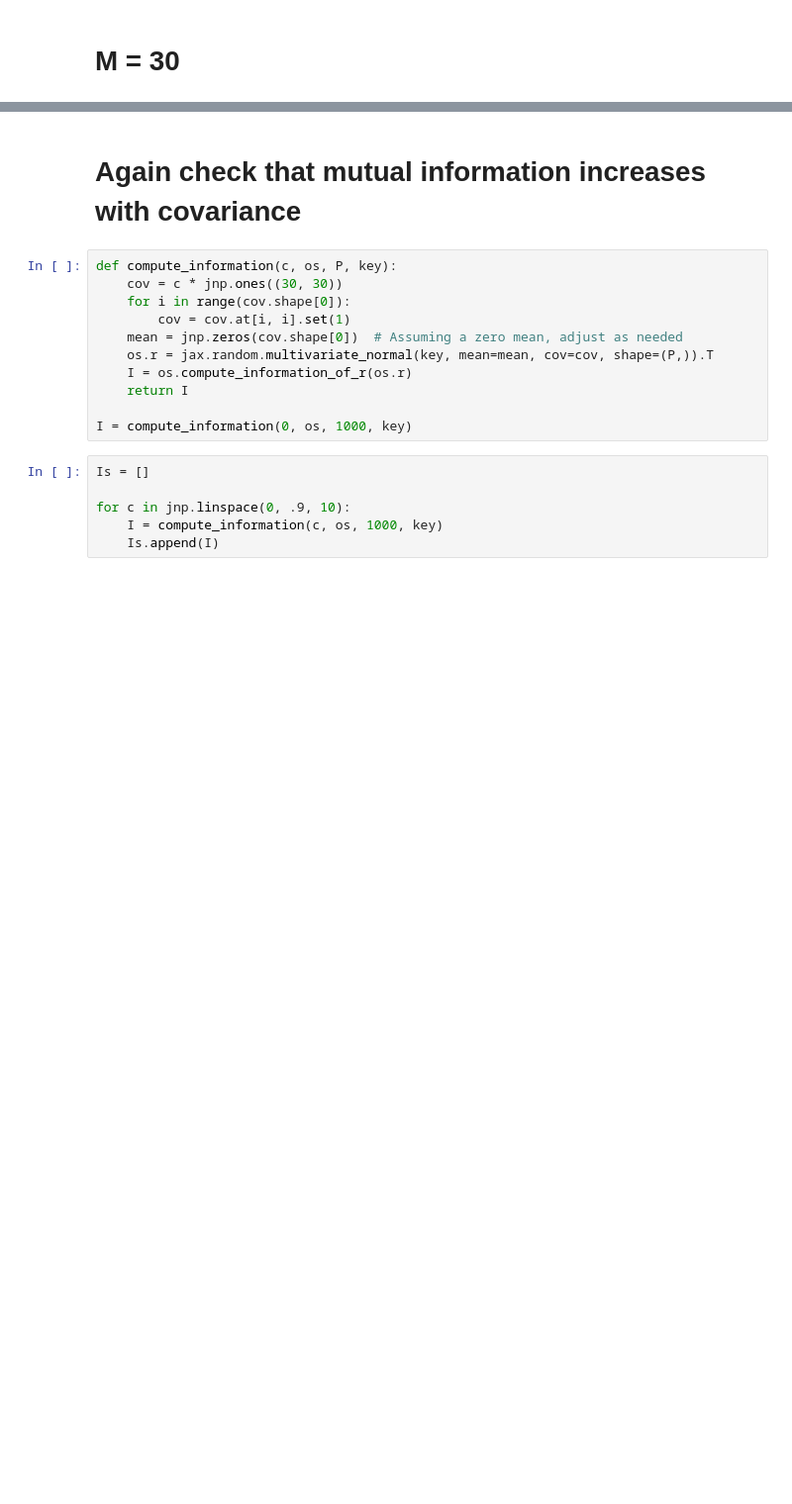
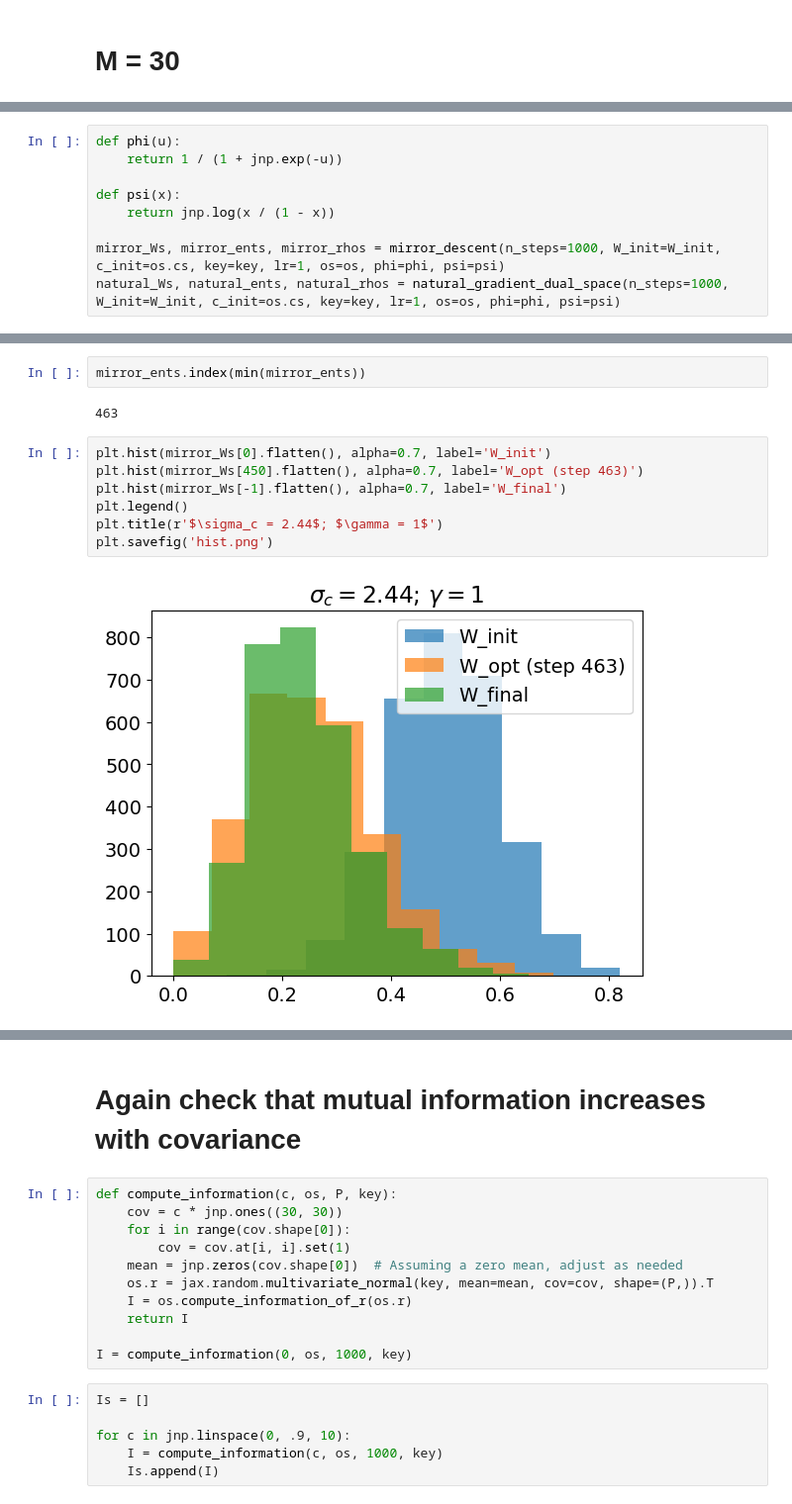
Before and after one commit to juancarlosfdc/noncanonical-olfaction, a Jupyter notebook: canonical-model-jax.ipynb, the cells around one changed output, grey strips where cells are left out. Shown at 99% size. Drawn from its saved outputs; the diff is of its cells as text; blank space fills up the shorter version.

Commit message:
natural gradient in dual space

```diff
--- a/canonical-model-jax.ipynb
+++ b/canonical-model-jax.ipynb
@@ -327,0 +289,9 @@ W2 = W_opt**2
+# %%
+def phi(u):
+    return 1 / (1 + jnp.exp(-u))
+
+def psi(x):
+    return jnp.log(x / (1 - x))
+
+mirror_Ws, mirror_ents, mirror_rhos = mirror_descent(n_steps=1000, W_init=W_init, c_init=os.cs, key=key, lr=1, os=os, phi=phi, psi=psi)
+natural_Ws, natural_ents, natural_rhos = natural_gradient_dual_space(n_steps=1000, W_init=W_init, c_init=os.cs, key=key, lr=1, os=os, phi=phi, psi=psi)
@@ -327,0 +319,13 @@ W2 = W_opt**2
+# %%
+mirror_ents.index(min(mirror_ents))
+# %% [output]
+463
+# %%
+plt.hist(mirror_Ws[0].flatten(), alpha=0.7, label='W_init')
+plt.hist(mirror_Ws[450].flatten(), alpha=0.7, label='W_opt (step 463)')
+plt.hist(mirror_Ws[-1].flatten(), alpha=0.7, label='W_final')
+plt.legend()
+plt.title(r'$\sigma_c = 2.44$; $\gamma = 1$')
+plt.savefig('hist.png')
+# %% [output]
+[figure, added]
```
Also changed, not shown: parts of 41 cells of this notebook.
